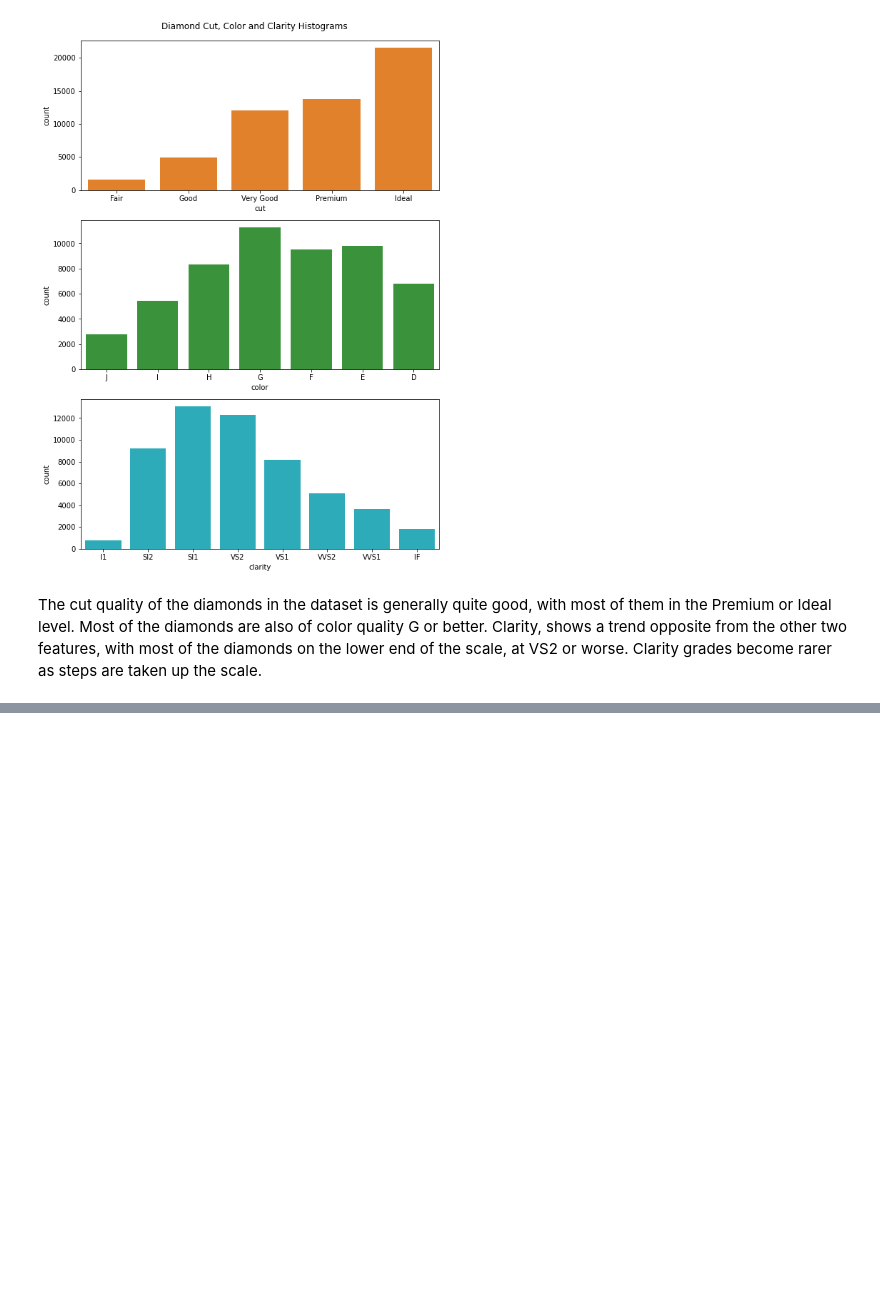
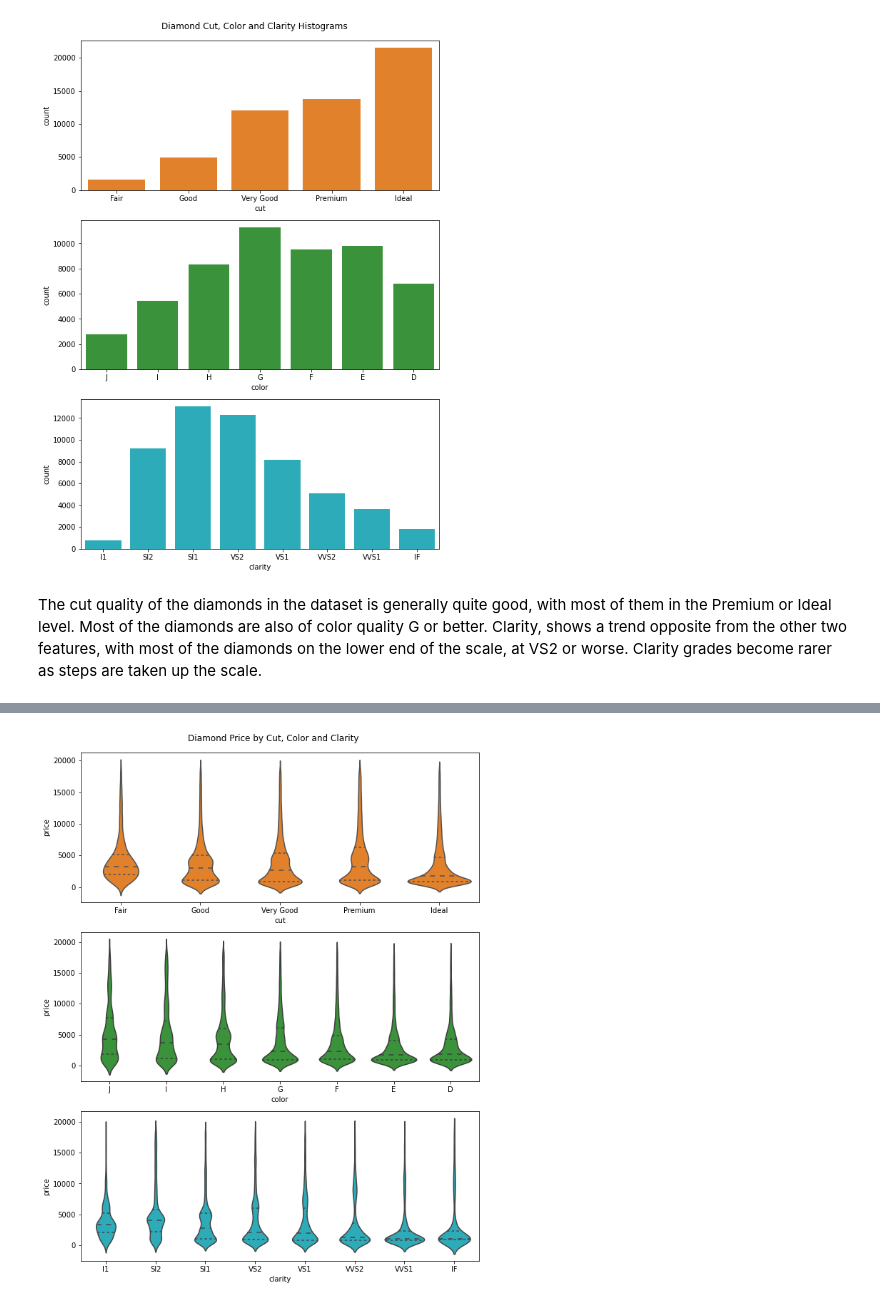
Before and after one commit to DanielPFlorian/Diamond-Data-Visualization, a Jupyter notebook: Diamond Dataset Exploration and Visualization in Python.ipynb, the cells around one changed output, grey strips where cells are left out. Saved outputs shown, nothing was run; the diff lists cells and outputs as text; code cells hidden in the pictures; blank space fills up the shorter version.

```diff
--- a/Diamond Dataset Exploration and Visualization in Python.ipynb
+++ b/Diamond Dataset Exploration and Visualization in Python.ipynb
@@ -146,0 +223,12 @@ The cut quality of the diamonds in the dataset is generally quite good, with mos
+# %%
+# bivariate plots of price vs. cut, color, clarity
+
+fig, ax = plt.subplots(nrows=3, figsize = [10,12])
+fig.subplots_adjust(top=.95)
+fig.suptitle('Diamond Price by Cut, Color and Clarity')
+
+sb.violinplot(data=diamonds, x='cut', y='price', inner='quartile', color = sb.color_palette()[1], ax = ax[0])
+sb.violinplot(data=diamonds, x='color', y='price', inner='quartile', color = sb.color_palette()[2], ax = ax[1])
+sb.violinplot(data=diamonds, x='clarity', y='price', inner='quartile', color = sb.color_palette()[9], ax = ax[2]);
+# %% [output]
+[figure, added]
```
Also changed, not shown: parts of 9 cells of this notebook.
